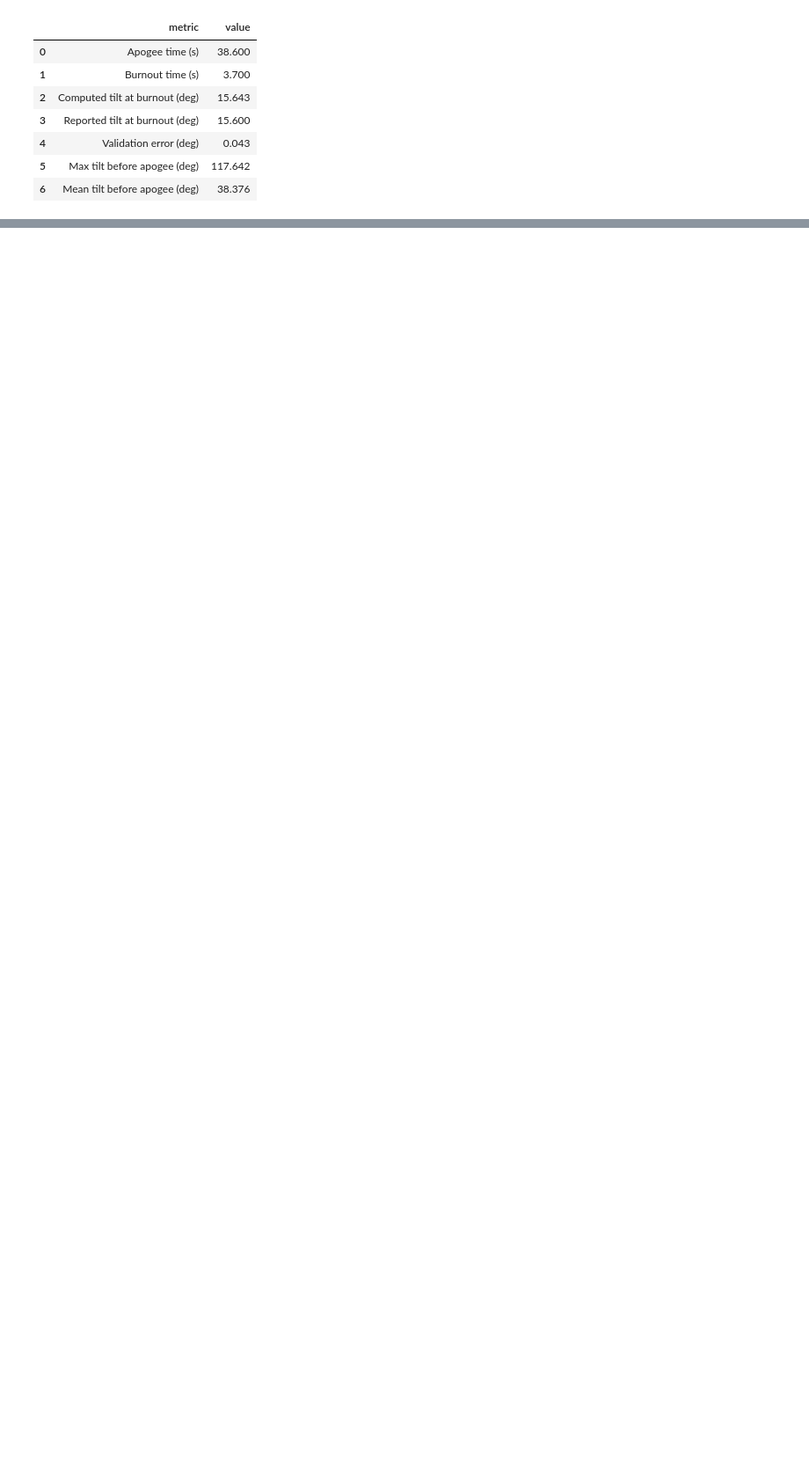
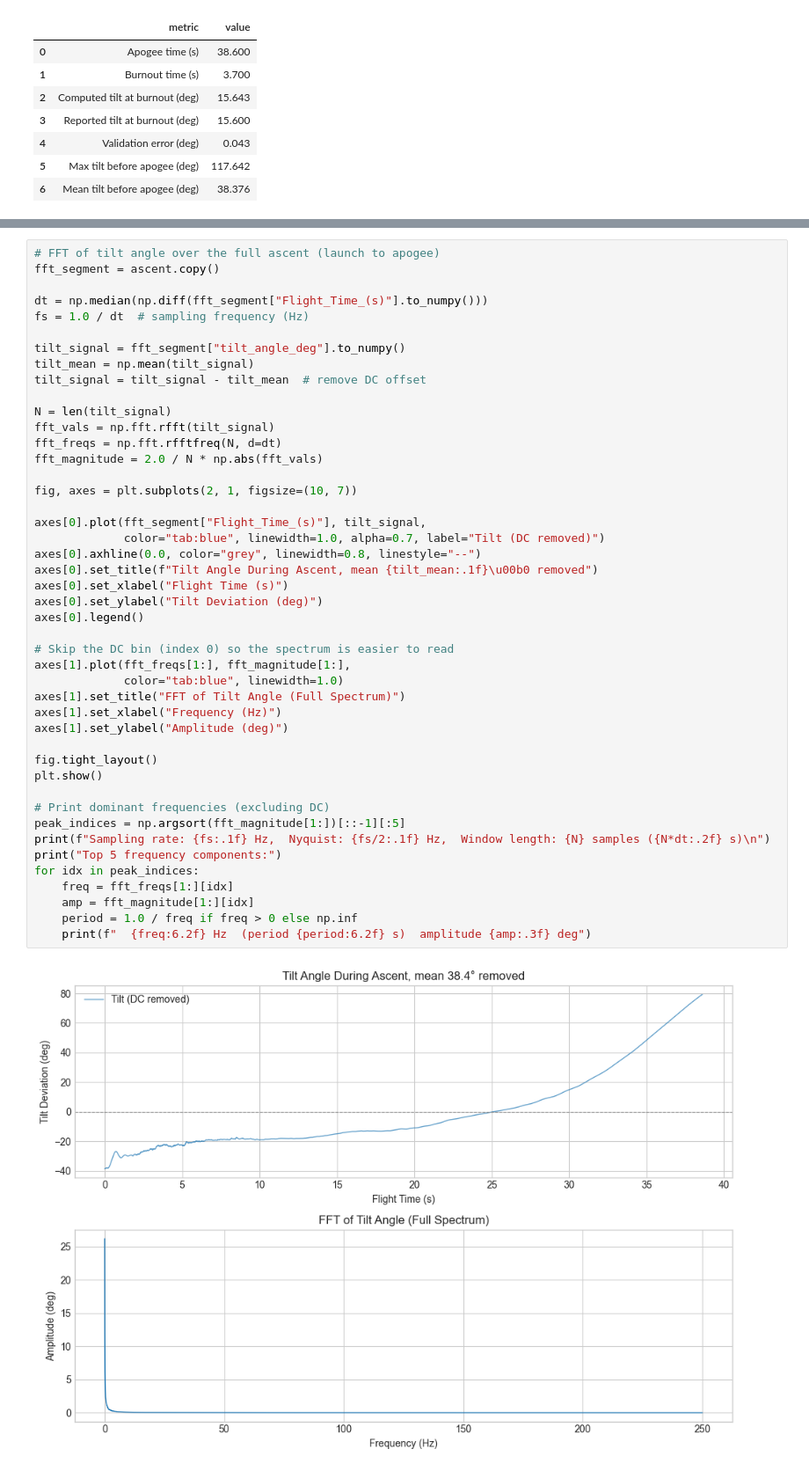
Before and after one commit to VoicefulEmu/DataAnalysisSnowbirdTest, a Jupyter notebook: code/tilt_angle_analysis.ipynb, the cells around one changed output, grey strips where cells are left out. Shown at 88% size. Drawn from its saved outputs; the diff is of its cells as text; blank space fills up the shorter version.

```diff
--- a/code/tilt_angle_analysis.ipynb
+++ b/code/tilt_angle_analysis.ipynb
@@ -196,0 +197,47 @@ Name: 19291, dtype: object
+# %%
+# FFT of tilt angle over the full ascent (launch to apogee)
+fft_segment = ascent.copy()
+
+dt = np.median(np.diff(fft_segment["Flight_Time_(s)"].to_numpy()))
+fs = 1.0 / dt  # sampling frequency (Hz)
+
+tilt_signal = fft_segment["tilt_angle_deg"].to_numpy()
+tilt_mean = np.mean(tilt_signal)
+tilt_signal = tilt_signal - tilt_mean  # remove DC offset
+
+N = len(tilt_signal)
+fft_vals = np.fft.rfft(tilt_signal)
+fft_freqs = np.fft.rfftfreq(N, d=dt)
+fft_magnitude = 2.0 / N * np.abs(fft_vals)
+
+fig, axes = plt.subplots(2, 1, figsize=(10, 7))
+
+axes[0].plot(fft_segment["Flight_Time_(s)"], tilt_signal,
+             color="tab:blue", linewidth=1.0, alpha=0.7, label="Tilt (DC removed)")
+axes[0].axhline(0.0, color="grey", linewidth=0.8, linestyle="--")
+axes[0].set_title(f"Tilt Angle During Ascent, mean {tilt_mean:.1f}\u00b0 removed")
+axes[0].set_xlabel("Flight Time (s)")
+axes[0].set_ylabel("Tilt Deviation (deg)")
+axes[0].legend()
+
+# Skip the DC bin (index 0) so the spectrum is easier to read
+axes[1].plot(fft_freqs[1:], fft_magnitude[1:],
+             color="tab:blue", linewidth=1.0)
+axes[1].set_title("FFT of Tilt Angle (Full Spectrum)")
+axes[1].set_xlabel("Frequency (Hz)")
+axes[1].set_ylabel("Amplitude (deg)")
+
+fig.tight_layout()
+plt.show()
+
+# Print dominant frequencies (excluding DC)
+peak_indices = np.argsort(fft_magnitude[1:])[::-1][:5]
+print(f"Sampling rate: {fs:.1f} Hz,  Nyquist: {fs/2:.1f} Hz,  Window length: {N} samples ({N*dt:.2f} s)\n")
+print("Top 5 frequency components:")
+for idx in peak_indices:
+    freq = fft_freqs[1:][idx]
+    amp = fft_magnitude[1:][idx]
+    period = 1.0 / freq if freq > 0 else np.inf
+    print(f"  {freq:6.2f} Hz  (period {period:6.2f} s)  amplitude {amp:.3f} deg")
+# %% [output]
+[figure, added]
```
Also changed, not shown: parts of 7 cells of this notebook, 6 other files.
